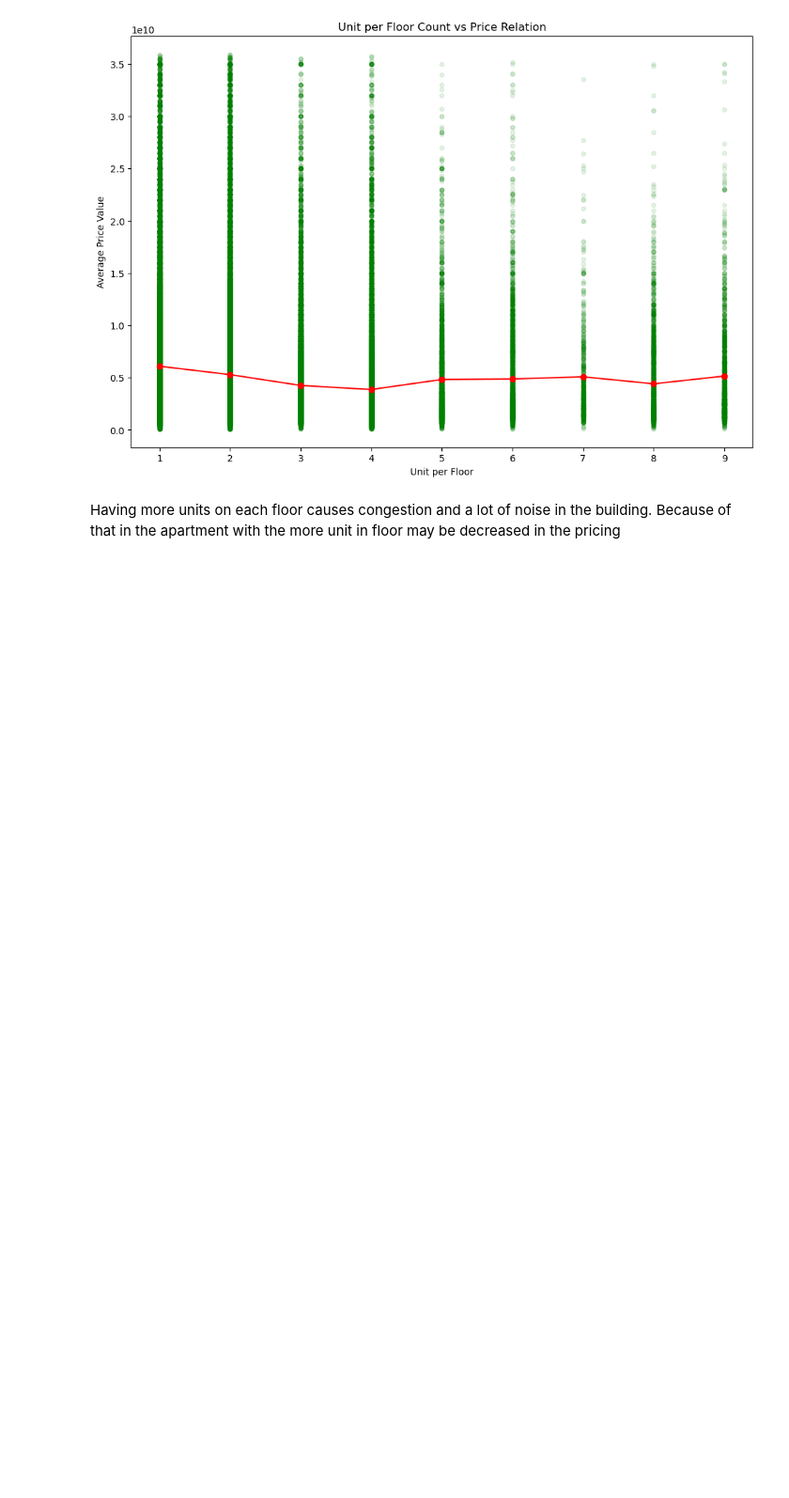
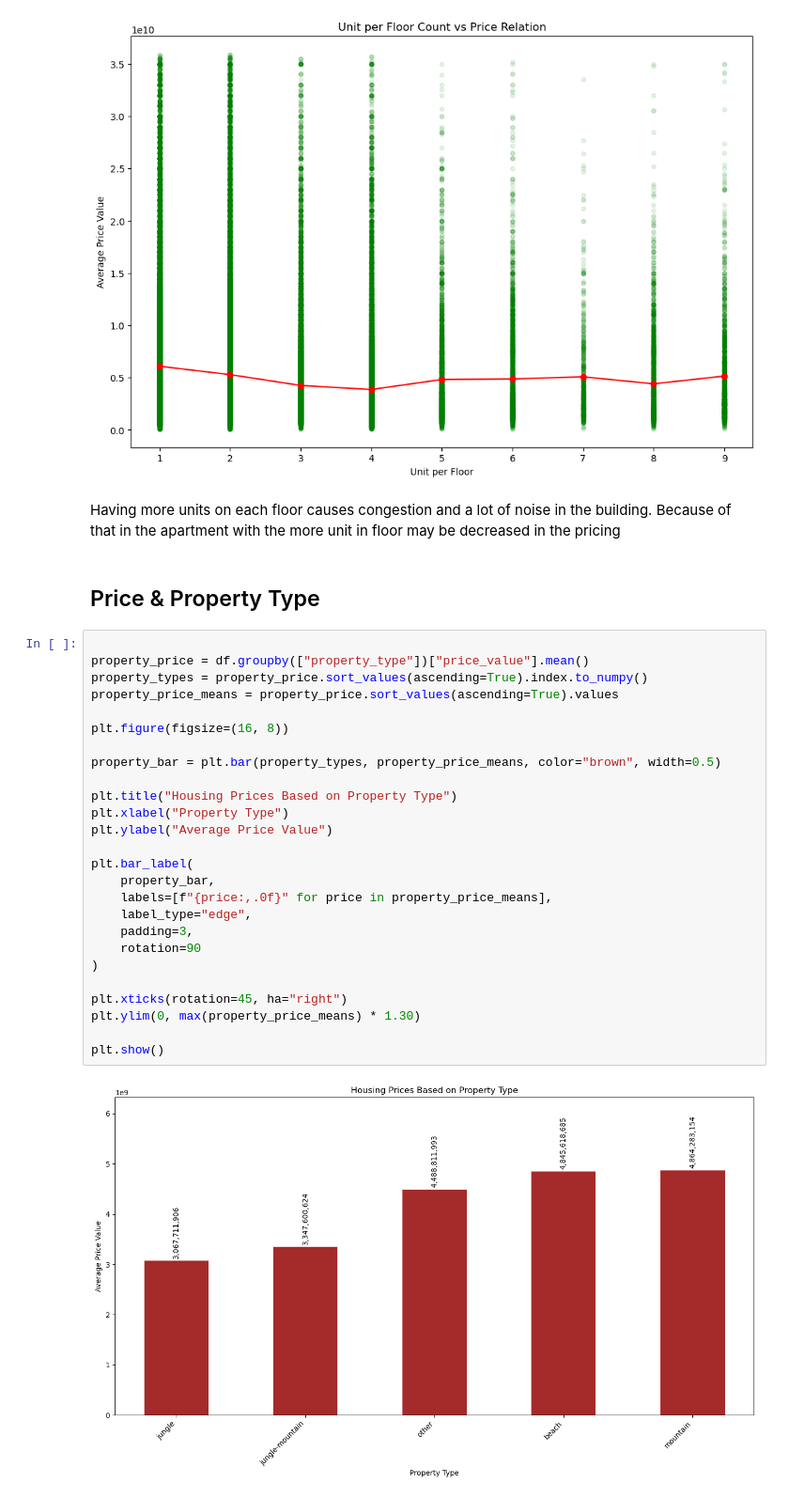
Before and after one commit to Amizaa/House-Price-Prediction, a Jupyter notebook: exploratory_data_analysis.ipynb, the cells around one changed output. Shown at 94% size. Cells and saved outputs as stored; diff of their text form; blank space fills up the shorter version.

Commit message:
Analyze Price & Property Type using visualization

```diff
--- a/exploratory_data_analysis.ipynb
+++ b/exploratory_data_analysis.ipynb
@@ -473,3 +473,33 @@ plt.show()
 [figure]
 # %% [markdown]
 Having more units on each floor causes congestion and a lot of noise in the building. Because of that in the apartment with the more unit in floor may be decreased in the pricing
+# %% [markdown]
+## Price & Property Type
+# %%
+
+property_price = df.groupby(["property_type"])["price_value"].mean()
+property_types = property_price.sort_values(ascending=True).index.to_numpy()
+property_price_means = property_price.sort_values(ascending=True).values
+
+plt.figure(figsize=(16, 8))
+
+property_bar = plt.bar(property_types, property_price_means, color="brown", width=0.5)
+
+plt.title("Housing Prices Based on Property Type")
+plt.xlabel("Property Type")
+plt.ylabel("Average Price Value")
+
+plt.bar_label(
+    property_bar,
+    labels=[f"{price:,.0f}" for price in property_price_means],
+    label_type="edge",
+    padding=3,
+    rotation=90
+)
+
+plt.xticks(rotation=45, ha="right")
+plt.ylim(0, max(property_price_means) * 1.30)
+
+plt.show()
+# %% [output]
+[figure, added]
```
Also changed, not shown: parts of 1 cell of this notebook.
